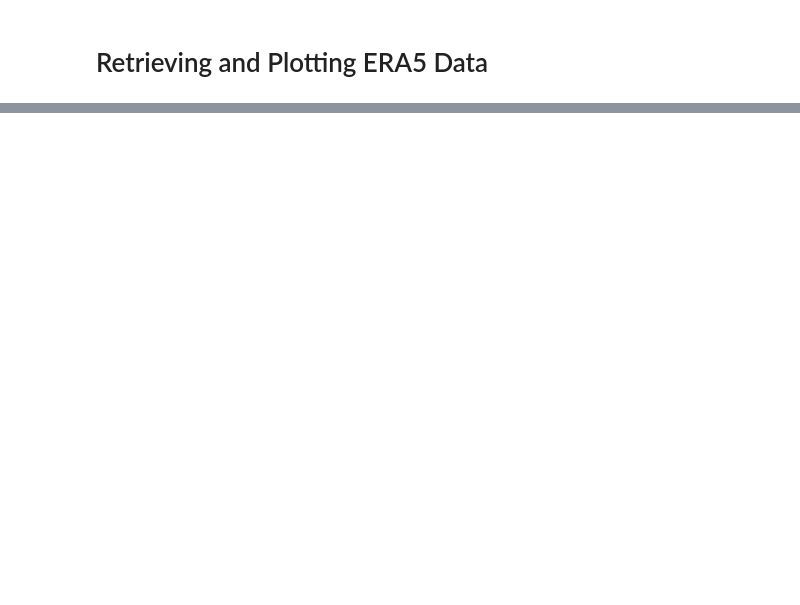
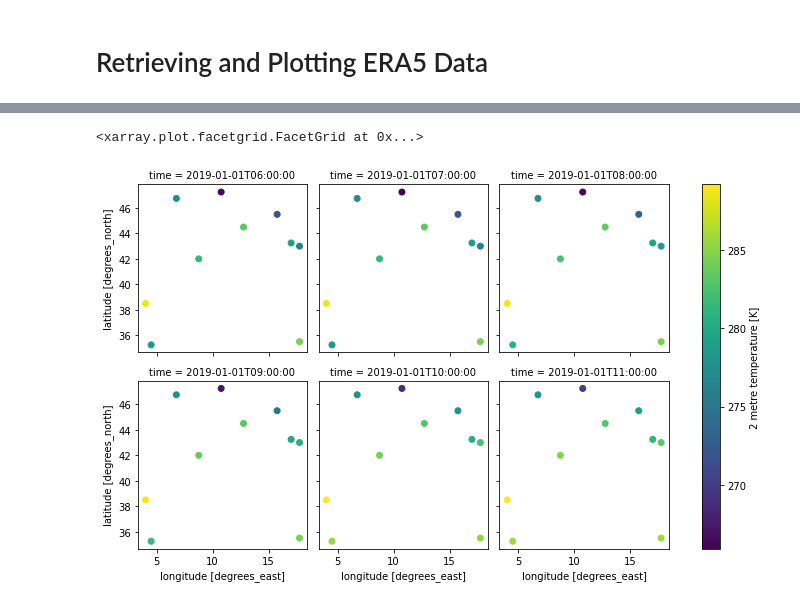
Before and after one commit to CMCC-Foundation/geokube, a Jupyter notebook: examples/plot/era5-simple-points.ipynb, the cells around one changed output, grey strips where cells are left out. Saved outputs shown, nothing was run; the diff lists cells and outputs as text; code cells hidden in the pictures; blank space fills up the shorter version.

```diff
--- a/examples/plot/era5-simple-points.ipynb
+++ b/examples/plot/era5-simple-points.ipynb
@@ -40,3 +119,6 @@ temperature.plot()
 # %%
-temperature.plot(col_wrap=3)
+temperature.plot(col_wrap=3, point_time_series=False)
+# %% [output]
+<xarray.plot.facetgrid.FacetGrid at 0x...>
+[figure, added]
 # %%
```
Also changed, not shown: parts of 9 cells of this notebook, 1 other file.
